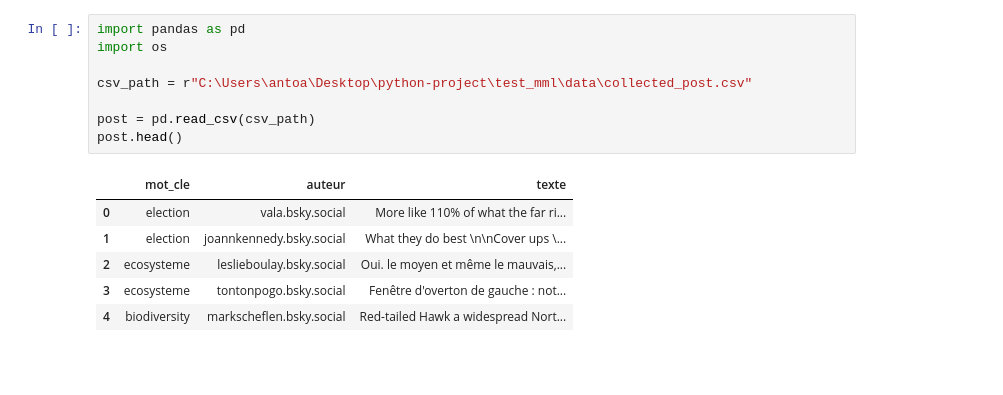
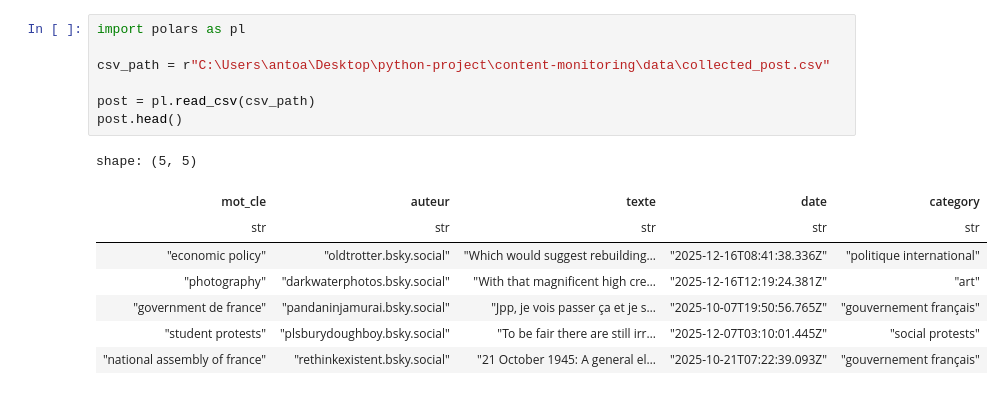
Before and after one commit to AntoanetaStoyanova/Content-Monitoring, a Jupyter notebook: notebooks/check.ipynb, the cells around one changed output. Drawn from its saved outputs; the diff is of its cells as text; blank space fills up the shorter version.

```diff
--- a/notebooks/check.ipynb
+++ b/notebooks/check.ipynb
@@ -1,15 +1,16 @@
 # %%
-import pandas as pd
-import os
+import polars as pl
 
-csv_path = r"C:\Users\antoa\Desktop\python-project\test_mml\data\collected_post.csv"
+csv_path = r"C:\Users\antoa\Desktop\python-project\content-monitoring\data\collected_post.csv"
 
-post = pd.read_csv(csv_path)
+post = pl.read_csv(csv_path)
 post.head()
 # %% [output]
+shape: (5, 5)
-|  | mot_cle | auteur | texte |
-| 0 | election | vala.bsky.social | More like 110% of what the far ri... |
-| 1 | election | joannkennedy.bsky.social | What they do best \n\nCover ups \... |
-| 2 | ecosysteme | leslieboulay.bsky.social | Oui. le moyen et même le mauvais,... |
-| 3 | ecosysteme | tontonpogo.bsky.social | Fenêtre d'overton de gauche : not... |
-| 4 | biodiversity | markscheflen.bsky.social | Red-tailed Hawk a widespread Nort... |
+| mot_cle | auteur | texte | date | category |
+| str | str | str | str | str |
+| "economic policy" | "oldtrotter.bsky.social" | "Which would suggest rebuilding… | "2025-12-16T08:41:38.336Z" | "politique international" |
+| "photography" | "darkwaterphotos.bsky.social" | "With that magnificent high cre… | "2025-12-16T12:19:24.381Z" | "art" |
+| "government de france" | "pandaninjamurai.bsky.social" | "Jpp, je vois passer ça et je s… | "2025-10-07T19:50:56.765Z" | "gouvernement français" |
+| "student protests" | "plsburydoughboy.bsky.social" | "To be fair there are still irr… | "2025-12-07T03:10:01.445Z" | "social protests" |
+| "national assembly of france" | "rethinkexistent.bsky.social" | "21 October 1945: A general el… | "2025-10-21T07:22:39.093Z" | "gouvernement français" |
```
Also changed, not shown: parts of 2 cells of this notebook, 23 other files.
